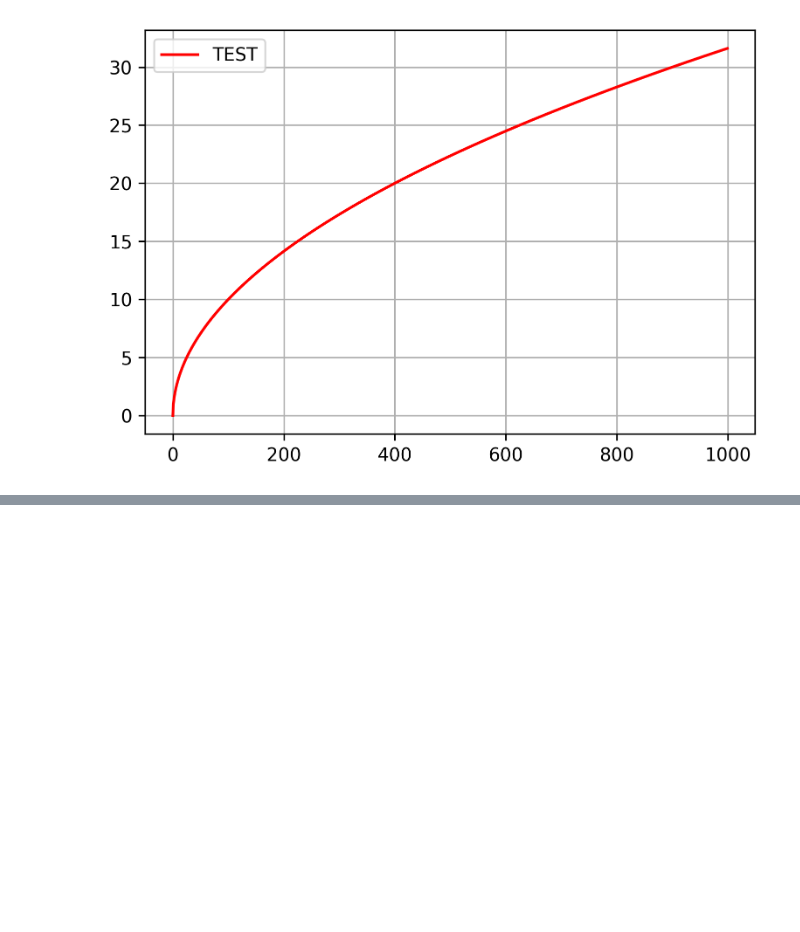
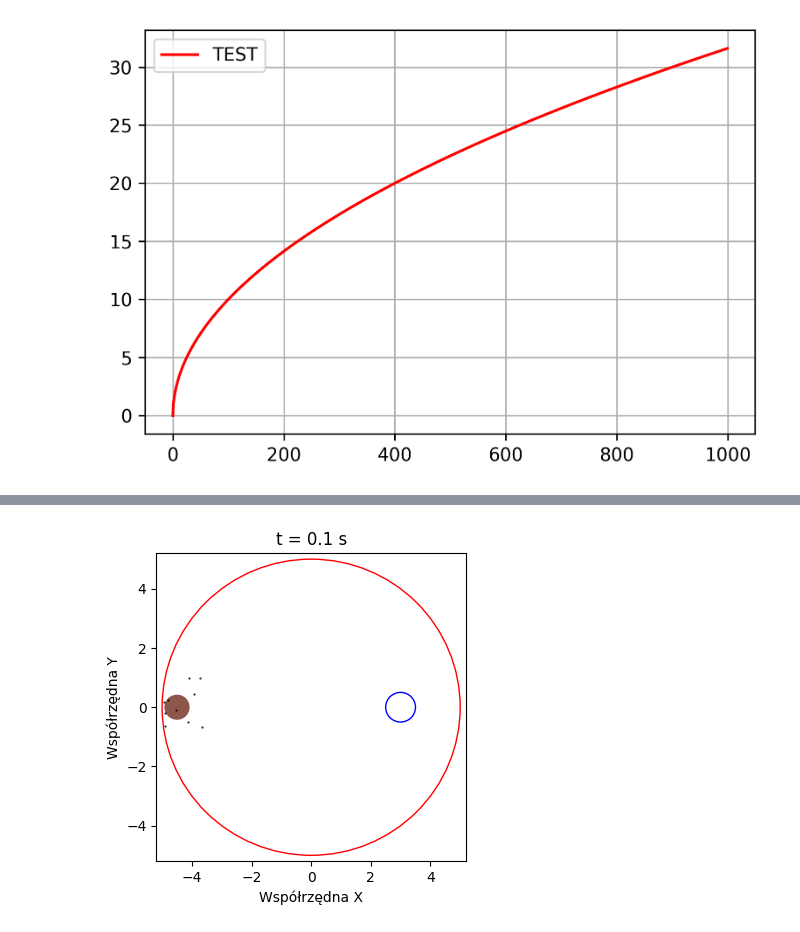
Before and after one commit to lruba939/Monte-Carlo, a Jupyter notebook: Lab 6/obrazy.ipynb, the cells around one changed output, grey strips where cells are left out. Cells and saved outputs as stored; diff of their text form; code cells hidden in the pictures; blank space fills up the shorter version.

```diff
--- a/Lab 6/obrazy.ipynb
+++ b/Lab 6/obrazy.ipynb
@@ -69,0 +70,100 @@ for i in range(len(Ns)):
+# %%
+data = np.loadtxt("omega2_Ra_1_pos.dat", comments="#", delimiter=" ", unpack=False)
+
+for i in range(len(data)):
+    if data[i][2] == 0:
+        data[i][0] = None
+        data[i][1] = None
+
+color1 = "#ee4035"
+color3 = "#f37736"
+color4 = "#7bc043"
+color2 = "#0392cf"
+
+color4 = "k"
+color1 = color4
+color2 = color4
+color3 = color4
+
+N = 10001
+Nprew = 0
+
+Ra = 0.5
+
+plt.figure(figsize=(4,4), dpi=100)
+
+plt.plot(data[Nprew + 0:Nprew + N,0], data[Nprew + 0:Nprew + N,1], 'o', markeredgecolor=color4, markerfacecolor=color4, markersize=0.6, alpha=0.8, label="t = 0.1")
+circle1 = plt.Circle((0, 0), 5, color='r', fill=False)
+plt.gca().add_patch(circle1)
+circle2 = plt.Circle((-4.5, 0), 0.4, color='tab:brown', fill=True)
+plt.gca().add_patch(circle2)
+circle3 = plt.Circle((3, 0), Ra, color='b', fill=False)
+plt.gca().add_patch(circle3)
+plt.title("t = 0.1 s")
+plt.xlabel("Współrzędna X")
+plt.ylabel("Współrzędna Y")
+plt.xlim([-5.2,5.2])
+plt.ylim([-5.2,5.2])
+plt.show()
+
+plt.figure(figsize=(4,4), dpi=100)
+plt.plot(data[Nprew + N:Nprew + 2*N,0], data[Nprew + N:Nprew + 2*N,1], 'o', markeredgecolor=color3, markerfacecolor=color3, markersize=0.6, alpha=0.8, label="t = 1.0")
+circle1 = plt.Circle((0, 0), 5, color='r', fill=False)
+plt.gca().add_patch(circle1)
+circle2 = plt.Circle((-4.5, 0), 0.4, color='tab:brown', fill=True)
+plt.gca().add_patch(circle2)
+circle3 = plt.Circle((3, 0), Ra, color='b', fill=False)
+plt.gca().add_patch(circle3)
+plt.title("t = 1.0 s")
+plt.xlabel("Współrzędna X")
+plt.ylabel("Współrzędna Y")
+plt.xlim([-5.2,5.2])
+plt.ylim([-5.2,5.2])
+plt.show()
+
+plt.figure(figsize=(4,4), dpi=100)
+plt.plot(data[Nprew + 2*N:Nprew + 3*N,0], data[Nprew + 2*N:Nprew + 3*N,1], 'o', markeredgecolor=color2, markerfacecolor=color2, markersize=0.6, alpha=0.8, label="t = 10.0")
+circle1 = plt.Circle((0, 0), 5, color='r', fill=False)
+plt.gca().add_patch(circle1)
+circle2 = plt.Circle((-4.5, 0), 0.4, color='tab:brown', fill=True)
+plt.gca().add_patch(circle2)
+circle3 = plt.Circle((3, 0), Ra, color='b', fill=False)
+plt.gca().add_patch(circle3)
+plt.title("t = 10.0 s")
+plt.xlabel("Współrzędna X")
+plt.ylabel("Współrzędna Y")
+plt.xlim([-5.2,5.2])
+plt.ylim([-5.2,5.2])
+plt.show()
+
+plt.figure(figsize=(4,4), dpi=100)
+plt.plot(data[Nprew + 3*N:Nprew + 4*N,0], data[Nprew + 3*N:Nprew + 4*N,1], 'o', markeredgecolor=color1, markerfacecolor=color1, markersize=0.6, alpha=0.8, label="t = 100.0")
+circle1 = plt.Circle((0, 0), 5, color='r', fill=False)
+plt.gca().add_patch(circle1)
+circle2 = plt.Circle((-4.5, 0), 0.4, color='tab:brown', fill=True)
+plt.gca().add_patch(circle2)
+circle3 = plt.Circle((3, 0), Ra, color='b', fill=False)
+plt.gca().add_patch(circle3)
+plt.title("t = 100.0 s")
+plt.xlabel("Współrzędna X")
+plt.ylabel("Współrzędna Y")
+plt.xlim([-5.2,5.2])
+plt.ylim([-5.2,5.2])
+plt.show()
+
+plt.figure(figsize=(4,4), dpi=600)
+plt.plot(data[Nprew + 4*N:Nprew + 5*N,0], data[Nprew + 4*N:Nprew + 5*N,1], 'o', markeredgecolor=color1, markerfacecolor=color1, markersize=0.6, alpha=0.8)
+circle1 = plt.Circle((0, 0), 5, color='r', fill=False)
+plt.gca().add_patch(circle1)
+circle2 = plt.Circle((-4.5, 0), 0.4, color='tab:brown', fill=True)
+plt.gca().add_patch(circle2)
+circle3 = plt.Circle((3, 0), Ra, color='b', fill=False)
+plt.gca().add_patch(circle3)
+plt.title("t = 1000.0 s")
+plt.xlabel("Współrzędna X")
+plt.ylabel("Współrzędna Y")
+plt.xlim([-5.2,5.2])
+plt.ylim([-5.2,5.2])
+plt.show()
+# %% [output]
+[figure, added]
```
Also changed, not shown: parts of 4 cells of this notebook, 20 other files.
